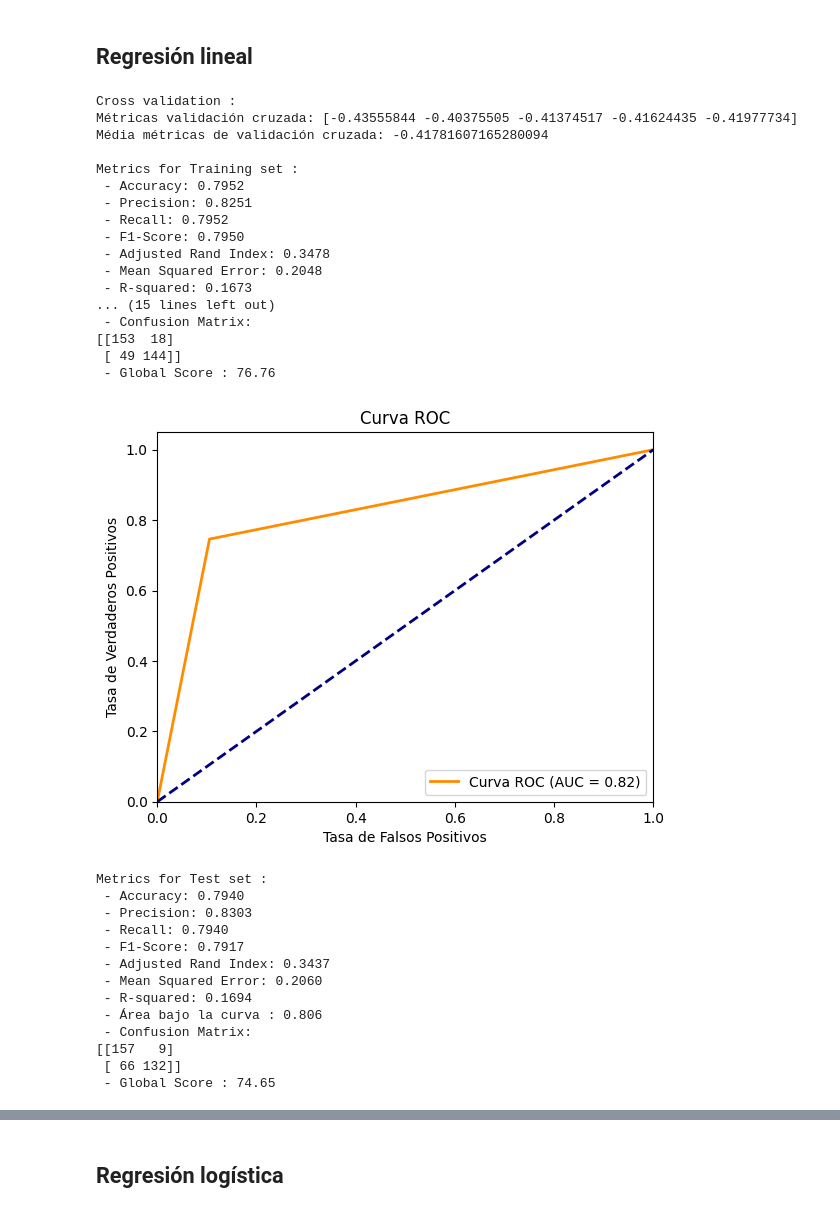
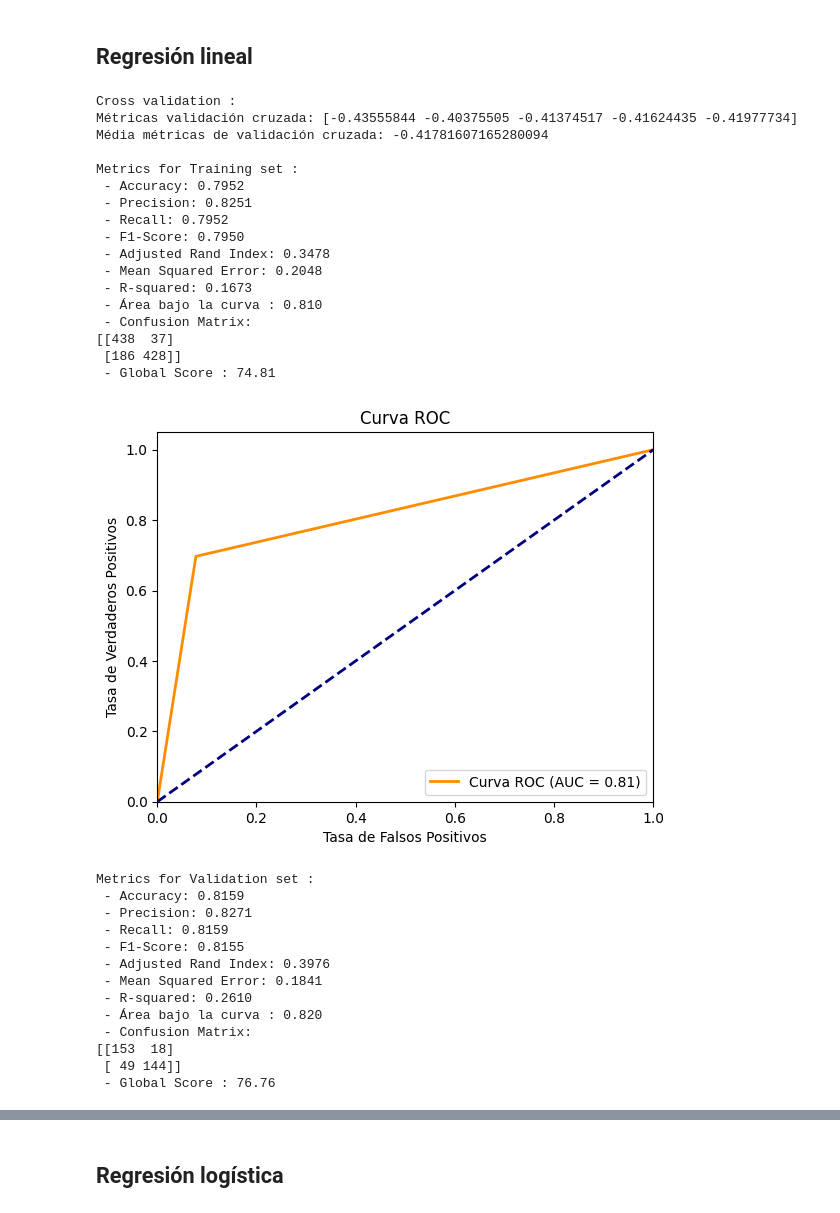
Before and after one commit to Lusku/kschool_master, a Jupyter notebook: TFM_Simple.ipynb, the cells around one changed output, grey strips where cells are left out. Saved outputs shown, nothing was run; the diff lists cells and outputs as text; code cells hidden in the pictures.

```diff
--- a/TFM_Simple.ipynb
+++ b/TFM_Simple.ipynb
@@ -242,7 +242,7 @@ def evaluate_model(model, X, y, set_name):
     print(f"Accuracy: {accuracy:.4f}, Precision: {precision:.4f}, Recall: {recall:.4f}, F1-Score: {f1:.4f}")
 
 # Función para mostrar métricas y añadirlas a un DataFrame
-def mostrar_estadisticas_guardar_tabla(y_val, y_pred, set_name, model_name):
+def mostrar_estadisticas_guardar_tabla(y_val, y_pred, set_name, model_name, print_roc = 'NO'):
     '''
     Ejemplo de uso :
 
@@ -314,9 +314,24 @@ def mostrar_estadisticas_guardar_tabla(y_val, y_pred, set_name, model_name):
         'Global Score' : [global_score]
     })
 
+    if (print_roc == 'SI') :
+        plot_ROC(fpr, tpr, roc_auc)
+
     tabla_results_df = pd.concat([tabla_results_df, new_row], ignore_index=True)
 
     return tabla_results_df
+
+def plot_ROC(fpr, tpr, roc_auc):
+    plt.figure()
+    plt.plot(fpr, tpr, color='darkorange', lw=2, label='Curva ROC (AUC = %0.2f)' % roc_auc)
+    plt.plot([0, 1], [0, 1], color='navy', lw=2, linestyle='--')
+    plt.xlim([0.0, 1.0])
+    plt.ylim([0.0, 1.05])
+    plt.xlabel('Tasa de Falsos Positivos')
+    plt.ylabel('Tasa de Verdaderos Positivos')
+    plt.title('Curva ROC')
+    plt.legend(loc="lower right")
+    plt.show()
 
 def calcular_puntuacion_global(accuracy, precision, recall, f1, rand_index, r2, mse, tn, fp, fn, tp, auc_roc):
     # Definir ponderaciones para cada métrica
@@ -469,59 +484,51 @@ model_LR.fit(X_train_prep, y_train)
 
 #print("Fase de ENTRENAMIENTO estadísticas :")
 #mostrar_score(X_train_prep, y_train, model_LR)
-mostrar_estadisticas_guardar_tabla(y_train, np.where(model_LR.predict(X_train_prep) > umbral, 1, 0), "Training", model_name)
+mostrar_estadisticas_guardar_tabla(y_train, np.where(model_LR.predict(X_train_prep) > umbral, 1, 0), "Training", model_name, print_roc = "SI")
 
 # Predecir en el conjunto de validación
 y_pred = model_LR.predict(X_val_prep)
 
 # Binarizar las predicciones
 y_pred_bin = np.where(y_pred > umbral, 1, 0)
 
-#print("Fase de VALIDACIÓN estadísticas :")
-#mostrar_score(X_val_prep, y_val, model_LR)
-#mostrar_estadisticas(y_val, y_pred_bin)
-mostrar_estadisticas_guardar_tabla(y_val, y_pred_bin, "Validation", model_name)
-mostrar_curva_ROC(y_val, y_pred_bin)
+mostrar_estadisticas_guardar_tabla(y_val, y_pred_bin, "Validation", model_name, print_roc = "SI")
 
 # Predicciones
 y_test_pred = model_LR.predict(X_test_prep)
 
 y_test_pred_bin = np.where(y_test_pred > umbral, 1, 0)
 
-# print("Fase de TEST estadísticas :")
-# mostrar_score(X_test_prep, y_test, model_LR)
-# mostrar_estadisticas(y_test, y_test_pred_bin)
-mostrar_estadisticas_guardar_tabla(y_test, y_test_pred_bin, "Test", model_name)
-mostrar_curva_ROC(y_test, y_test_pred_bin)
+mostrar_estadisticas_guardar_tabla(y_test, y_test_pred_bin, "Test", model_name, print_roc = "SI")
 # %% [output]
 Cross validation :
 Métricas validación cruzada: [-0.43555844 -0.40375505 -0.41374517 -0.41624435 -0.41977734]
 Média métricas de validación cruzada: -0.41781607165280094
 
 Metrics for Training set :
  - Accuracy: 0.7952
  - Precision: 0.8251
  - Recall: 0.7952
  - F1-Score: 0.7950
  - Adjusted Rand Index: 0.3478
  - Mean Squared Error: 0.2048
  - R-squared: 0.1673
-... (15 lines left out)
+ - Área bajo la curva : 0.810
  - Confusion Matrix:
-[[153  18]
- [ 49 144]]
- - Global Score : 76.76
+[[438  37]
+ [186 428]]
+ - Global Score : 74.81
-[figure, old version]
+[figure, new version]
-Metrics for Test set :
- - Accuracy: 0.7940
- - Precision: 0.8303
- - Recall: 0.7940
- - F1-Score: 0.7917
- - Adjusted Rand Index: 0.3437
- - Mean Squared Error: 0.2060
- - R-squared: 0.1694
- - Área bajo la curva : 0.806
+Metrics for Validation set :
+ - Accuracy: 0.8159
+ - Precision: 0.8271
+ - Recall: 0.8159
+ - F1-Score: 0.8155
+ - Adjusted Rand Index: 0.3976
+ - Mean Squared Error: 0.1841
+ - R-squared: 0.2610
+ - Área bajo la curva : 0.820
  - Confusion Matrix:
-[[157   9]
- [ 66 132]]
- - Global Score : 74.65
+[[153  18]
+ [ 49 144]]
+ - Global Score : 76.76
```
Also changed, not shown: parts of 18 cells of this notebook.
